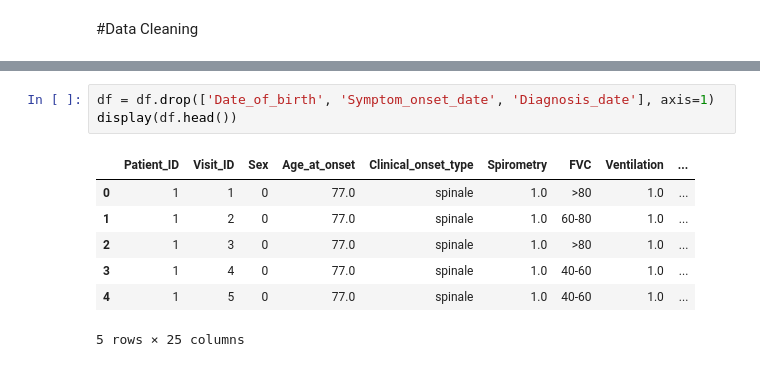
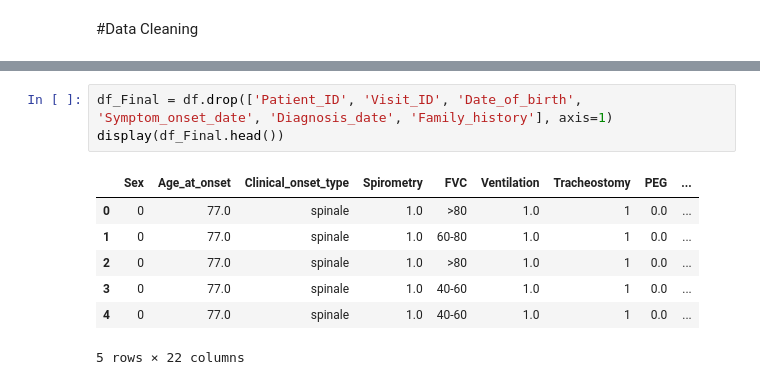
Before and after one commit to FaridRash/Advance-Statistical-Learnin--Semester-3, a Jupyter notebook: Farid/Farid_Integrated.ipynb, the cells around one changed output, grey strips where cells are left out. Drawn from its saved outputs; the diff is of its cells as text.

```diff
--- a/Farid/Farid_Integrated.ipynb
+++ b/Farid/Farid_Integrated.ipynb
@@ -1390,11 +1398,11 @@ Kruskal-Wallis P-value (ALSAQ_5 vs KINGS_Total): 1.2002315755959689e-119
 # %%
-df = df.drop(['Date_of_birth', 'Symptom_onset_date', 'Diagnosis_date'], axis=1)
-display(df.head())
+df_Final = df.drop(['Patient_ID', 'Visit_ID', 'Date_of_birth', 'Symptom_onset_date', 'Diagnosis_date', 'Family_history'], axis=1)
+display(df_Final.head())
 # %% [output]
-|  | Patient_ID | Visit_ID | Sex | Age_at_onset | Clinical_onset_type | Spirometry | FVC | Ventilation | ... |
-| 0 | 1 | 1 | 0 | 77.0 | spinale | 1.0 | >80 | 1.0 | ... |
-| 1 | 1 | 2 | 0 | 77.0 | spinale | 1.0 | 60-80 | 1.0 | ... |
-| 2 | 1 | 3 | 0 | 77.0 | spinale | 1.0 | >80 | 1.0 | ... |
-| 3 | 1 | 4 | 0 | 77.0 | spinale | 1.0 | 40-60 | 1.0 | ... |
-| 4 | 1 | 5 | 0 | 77.0 | spinale | 1.0 | 40-60 | 1.0 | ... |
+|  | Sex | Age_at_onset | Clinical_onset_type | Spirometry | FVC | Ventilation | Tracheostomy | PEG | ... |
+| 0 | 0 | 77.0 | spinale | 1.0 | >80 | 1.0 | 1 | 0.0 | ... |
+| 1 | 0 | 77.0 | spinale | 1.0 | 60-80 | 1.0 | 1 | 0.0 | ... |
+| 2 | 0 | 77.0 | spinale | 1.0 | >80 | 1.0 | 1 | 0.0 | ... |
+| 3 | 0 | 77.0 | spinale | 1.0 | 40-60 | 1.0 | 1 | 0.0 | ... |
+| 4 | 0 | 77.0 | spinale | 1.0 | 40-60 | 1.0 | 1 | 0.0 | ... |
-5 rows × 25 columns
+5 rows × 22 columns
```
Also changed, not shown: parts of 54 cells of this notebook.
